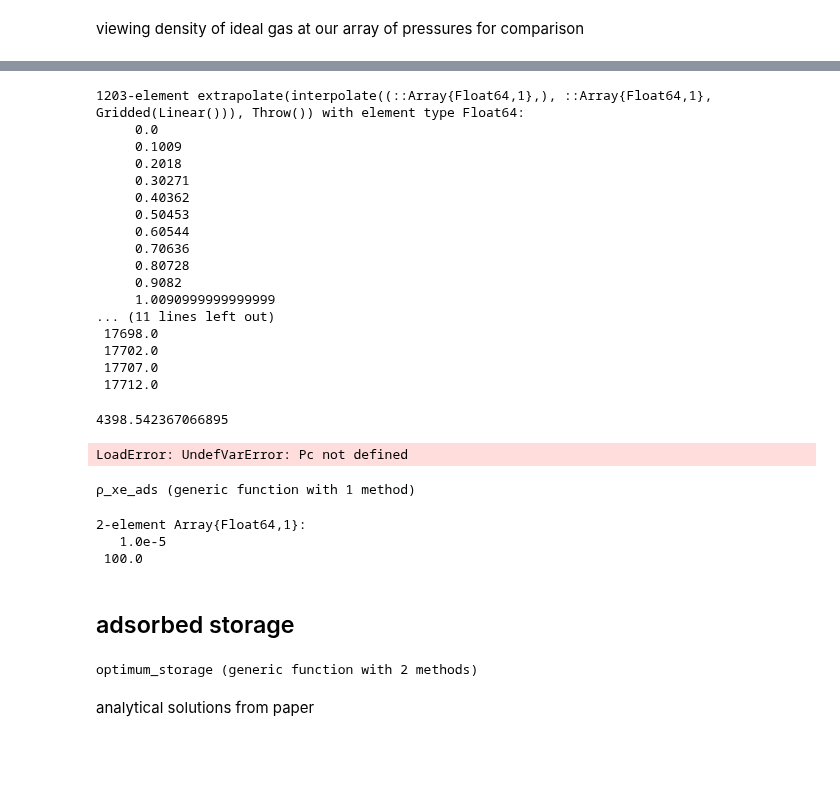
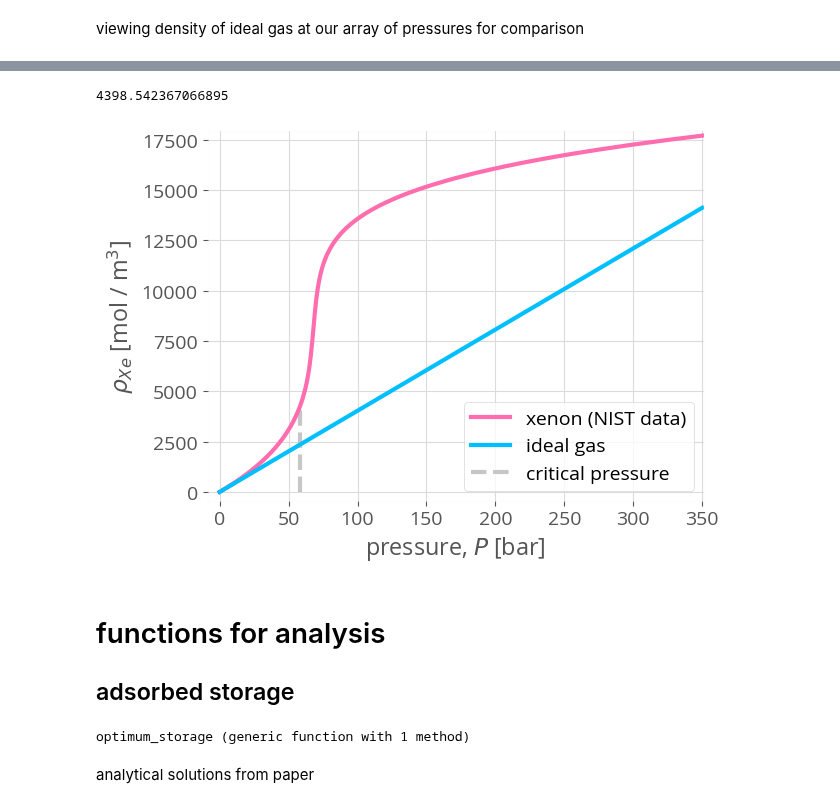
Before and after one commit to SimonEnsemble/PropellantStorage, a Jupyter notebook: Melanie analytical results.ipynb, the cells around one changed output, grey strips where cells are left out. Cells and saved outputs as stored; diff of their text form; code cells hidden in the pictures; blank space fills up the shorter version.

```diff
--- a/Melanie analytical results.ipynb
+++ b/Melanie analytical results.ipynb
@@ -133,58 +126,25 @@ P_range = range(0.0, 350.0, length=350)
 # %%
 ρ_xe = LinearInterpolation(df_xe[:, Symbol("Pressure (bar)")], df_xe[:, Symbol("Density (mol/m³)")]) # applying (interested pressure) gives interpolated density
+ρ_xe(59.0) # example use
 # %% [output]
-1203-element extrapolate(interpolate((::Array{Float64,1},), ::Array{Float64,1}, Gridded(Linear())), Throw()) with element type Float64:
-     0.0
-     0.1009
-     0.2018
-     0.30271
-     0.40362
-     0.50453
-     0.60544
-     0.70636
-     0.80728
-     0.9082
-     1.0090999999999999
-... (11 lines left out)
- 17698.0
- 17702.0
- 17707.0
- 17712.0
+4398.542367066895
-# %%
-ρ_xe(59.0) # Testing interpolations
-# %% [output]
-4398.542367066895
 # %%
 figure()
 plot(P_range, ρ_xe(P_range), color="C2", label="xenon (NIST data)", linewidth=3)
 vlines(Pc, 0.0, ρ_xe(Pc), linestyle="--", color="C6", lw=3, label="critical pressure")
 plot(P_range, ρ_ideal_gas, color="C0", label="ideal gas", linewidth=3)
-Pc = 58.420
-
 # scatter(59.0, ρ_xe(59.0), color="black", label="critical pressure", marker="x", zorder=500, linewidth=3)
 xlabel(L"pressure, $P$ [bar]")
 ylabel(L"$\rho_{Xe}$ [mol / m$^3$]")
 ylim([-17500*0.025, 17500*1.025])
 xlim([-350* 0.025, 351])
 legend()
 savefig("figures/xenon_gas_density.pdf", bbox_inches="tight")
 # %% [output]
-LoadError: UndefVarError: Pc not defined
+[figure, added]
-# %%
-function ρ_xe_ads(P::Float64, xtal::String)
-    M = xtal_to_M[xtal]
-    K = xtal_to_K[xtal]
-    return M * K * P / (1 + K * P)
-end
-# %% [output]
-ρ_xe_ads (generic function with 1 method)
-# %%
-Pδ = [0.00001, 100] # initial pressure range guess
-# %% [output]
-2-element Array{Float64,1}:
-   1.0e-5
- 100.0
 # %% [markdown]
+# functions for analysis
+
 ## adsorbed storage
 # %%
 # radius of vessel needed
@@ -208,12 +168,12 @@ end
 
 function optimum_storage(xtal::String) # ads Xe storage
     # use Optim.jl to find the minimum
-    res = optimize(P -> (mₜ(P, xtal) + mₐ(P, xtal)), Pδ[1], Pδ[2])
+    res = optimize(P -> (mₜ(P, xtal) + mₐ(P, xtal)), 0.00001, 100.0)
     @assert res.converged "Optimization not successful."
     return res
 end
 # %% [output]
-optimum_storage (generic function with 2 methods)
+optimum_storage (generic function with 1 method)
 # %% [markdown]
 analytical solutions from paper
 # %%
```
Also changed, not shown: parts of 38 cells of this notebook.
